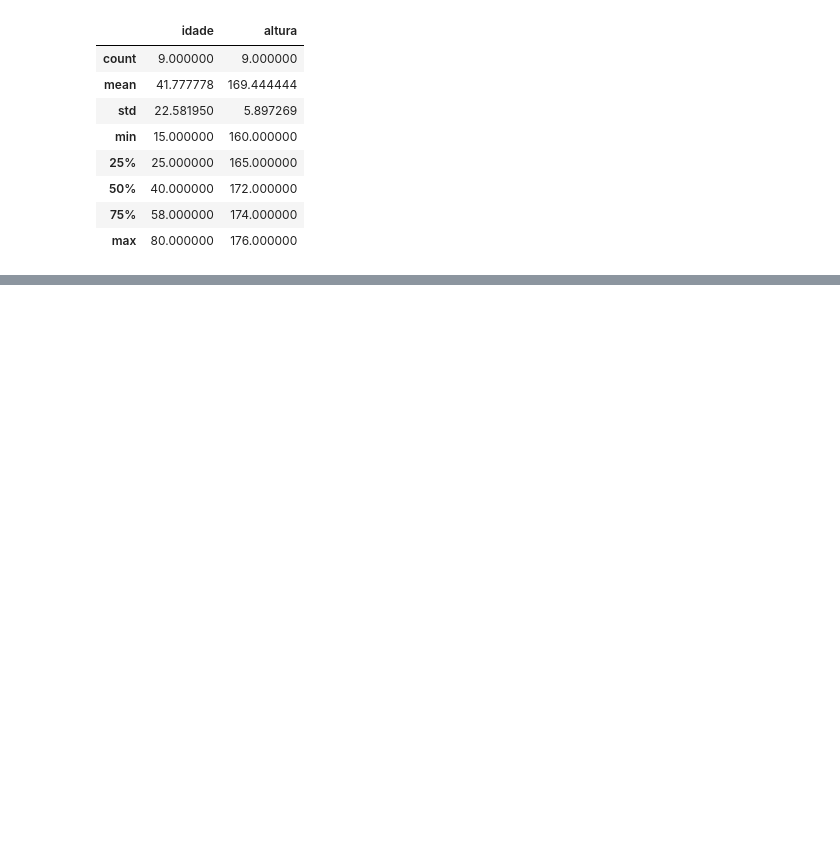
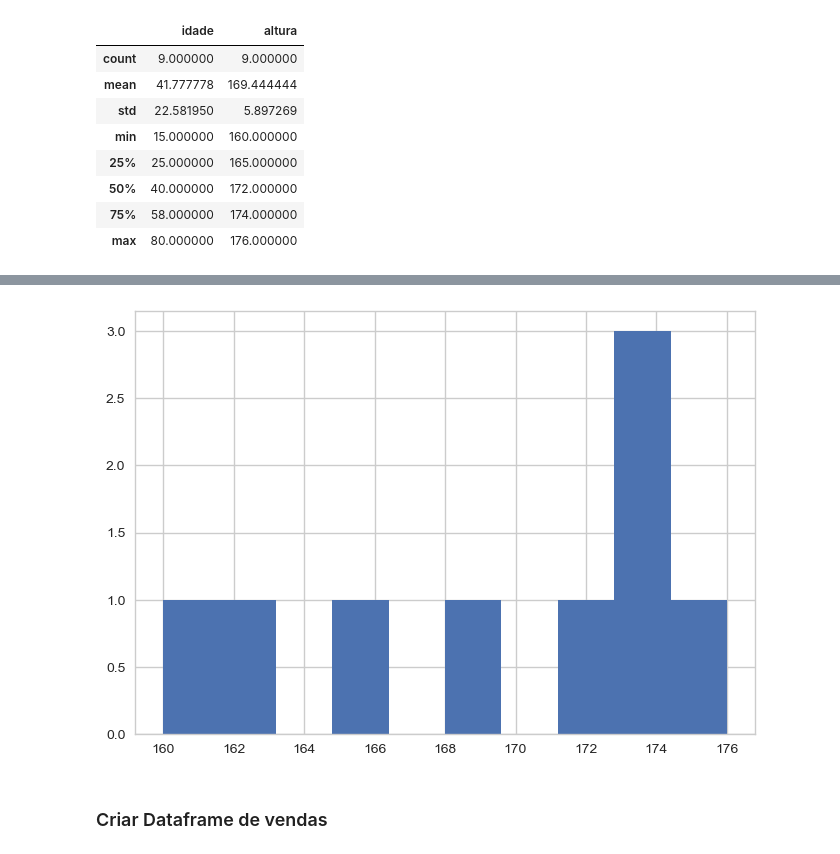
Before and after one commit to jouaraujo/ia_rocketseat, a Jupyter notebook: estatistica_devs.ipynb, the cells around one changed output, grey strips where cells are left out. Cells and saved outputs as stored; diff of their text form; code cells hidden in the pictures; blank space fills up the shorter version.

```diff
--- a/estatistica_devs.ipynb
+++ b/estatistica_devs.ipynb
@@ -107,0 +140,8 @@ df_medidas.describe()
+# %%
+# Histograma - Altura
+df_medidas.altura.hist()
+plt.show()
+# %% [output]
+[figure, added]
+# %% [markdown]
+### Criar Dataframe de vendas
```
Also changed, not shown: parts of 20 cells of this notebook.
